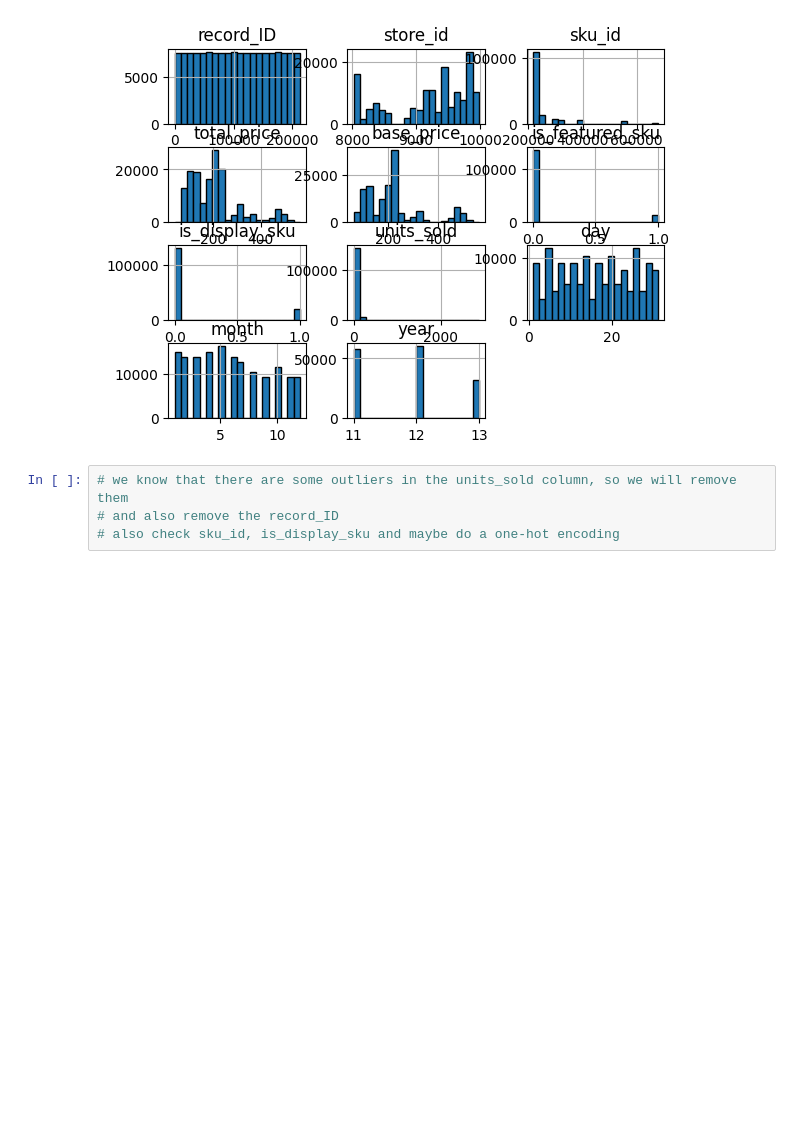
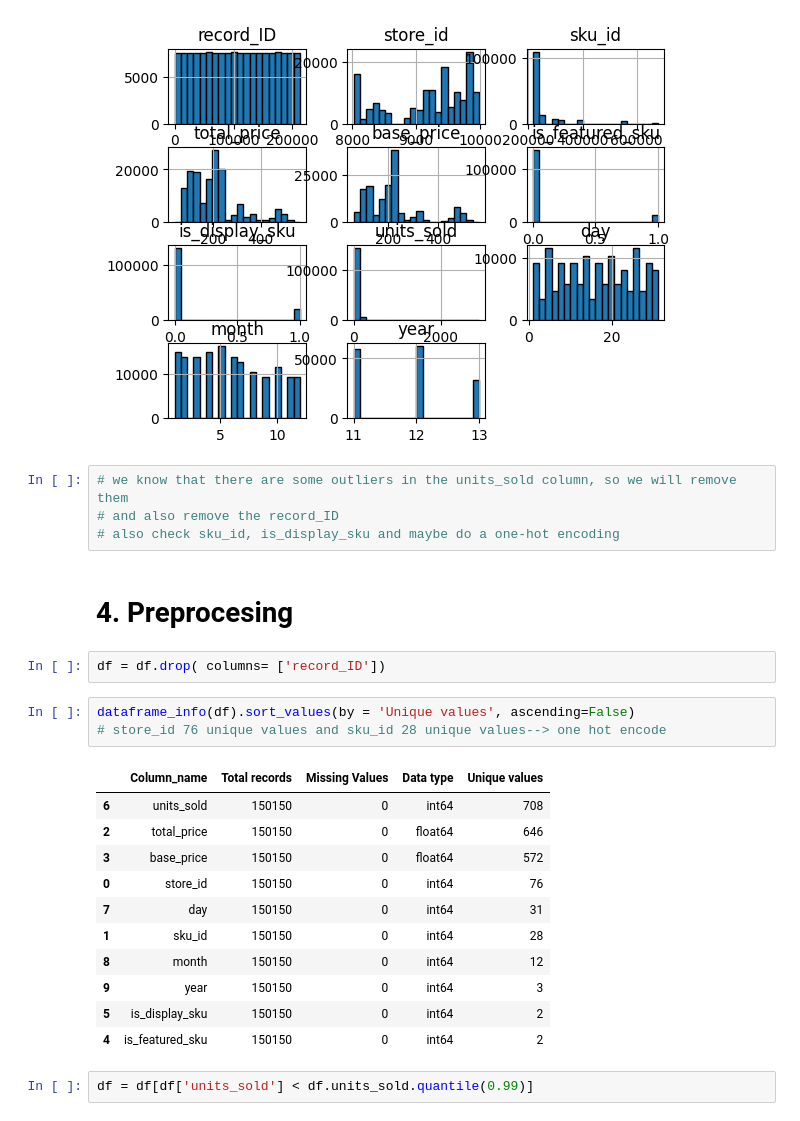
Before and after one commit to OndrejZapletal99/Python_DS_ML, a Jupyter notebook: demand_forecast/main.ipynb, the cells around one changed output. Drawn from its saved outputs; the diff is of its cells as text; blank space fills up the shorter version.

Commit message:
preprocesing

```diff
--- a/demand_forecast/main.ipynb
+++ b/demand_forecast/main.ipynb
@@ -181,3 +181,24 @@ array([[<Axes: title={'center': 'record_ID'}>,
 # we know that there are some outliers in the units_sold column, so we will remove them
 # and also remove the record_ID
 # also check sku_id, is_display_sku and maybe do a one-hot encoding
+# %% [markdown]
+# 4. Preprocesing
+# %%
+df = df.drop( columns= ['record_ID'])
+# %%
+dataframe_info(df).sort_values(by = 'Unique values', ascending=False)
+# store_id 76 unique values and sku_id 28 unique values--> one hot encode
+# %% [output]
+|  | Column_name | Total records | Missing Values | Data type | Unique values |
+| 6 | units_sold | 150150 | 0 | int64 | 708 |
+| 2 | total_price | 150150 | 0 | float64 | 646 |
+| 3 | base_price | 150150 | 0 | float64 | 572 |
+| 0 | store_id | 150150 | 0 | int64 | 76 |
+| 7 | day | 150150 | 0 | int64 | 31 |
+| 1 | sku_id | 150150 | 0 | int64 | 28 |
+| 8 | month | 150150 | 0 | int64 | 12 |
+| 9 | year | 150150 | 0 | int64 | 3 |
+| 5 | is_display_sku | 150150 | 0 | int64 | 2 |
+| 4 | is_featured_sku | 150150 | 0 | int64 | 2 |
+# %%
+df = df[df['units_sold'] < df.units_sold.quantile(0.99)]
```
Also changed, not shown: parts of 2 cells of this notebook.
